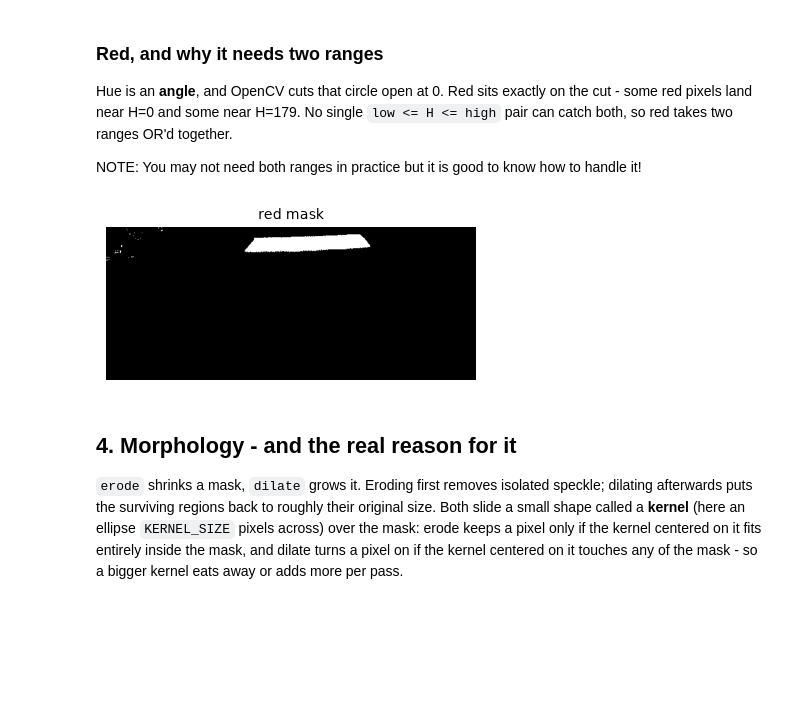
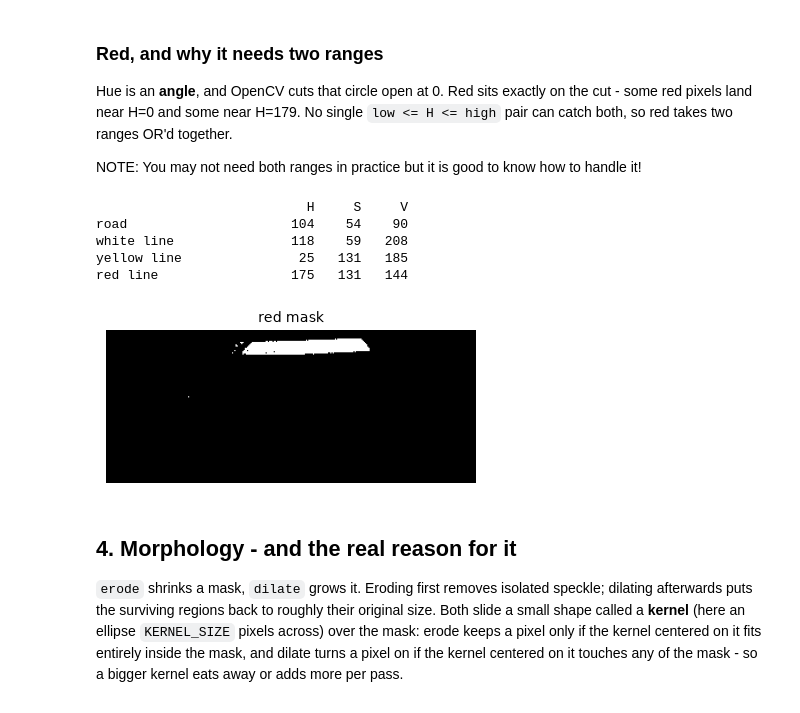
Before and after one commit to bja1701/dt_lab4, a Jupyter notebook: notebooks/lane_detection_activity.ipynb, the cells around one changed output. Saved outputs shown, nothing was run; the diff lists cells and outputs as text; code cells hidden in the pictures; blank space fills up the shorter version.

```diff
--- a/notebooks/lane_detection_activity.ipynb
+++ b/notebooks/lane_detection_activity.ipynb
@@ -102,7 +104,7 @@ Two separate reasons for those two steps, and it is worth keeping them apart:
 * Crop is about relevance - What part of the image do you want to see?
 # %%
 # TODO: Tune parameters to what you think it should be for your bot.
-IMG_SIZE = (640,480)       # (width, height). The original is (640, 480); keep its aspect ratio.
+IMG_SIZE = (320, 240)       # (width, height). The original is (640, 480); keep its aspect ratio.
 TOP_CUTOFF = .45     # fraction of top of image to throw away (to remove non-road or far away road)
 
 # Resize
@@ -178,10 +181,10 @@ show(h, s, v, titles=["H (hue)", "S (saturation)", "V (value)"], size=3.2, ticks
 # TODO: Read the actual numbers off four places in the image.
 # Fill in each as an (x, y) tuple, using the pixel axes above.
 points = {
-    "road":              (200, 200),
-    "white line":        (600, 200),
-    "yellow line":       (100, 200),
-    "red line":          (300, 30),
+    "road":              (150, 70),
+    "white line":        (270, 55),
+    "yellow line":       (100, 33),
+    "red line":          (170, 15),
 }
 
 # Print the HSV values for the points of interest.
@@ -198,6 +201,8 @@ for name, (x, y) in points.items():
 cv2.arrowedLine(marked, (0, 0), (20, 0), (0, 0, 255), 2)  # x-axis (red)
 cv2.arrowedLine(marked, (0, 0), (0, 20), (0, 255, 0), 2)  # y-axis (green)
 
+# show(cropped, ticks=True, size=6)
+
 show(marked, titles=["where those samples came from"], size=6, ticks=True)
 # %% [output]
                            H     S     V
@@ -246,22 +251,32 @@ the cut - some red pixels land near H=0 and some near H=179. No single
 
 NOTE: You may not need both ranges in practice but it is good to know how to handle it!
 # %%
+# Print the HSV values for the points of interest.
+print(f"{'':22s} {'H':>5s} {'S':>5s} {'V':>5s}")
+for name, (x, y) in points.items():
+    print(f"{name:22s} {hsv[y,x,0]:5d} {hsv[y,x,1]:5d} {hsv[y,x,2]:5d}")
+
 # TODO: Find two ranges, one at each end of the hue circle, combined with
 # cv2.bitwise_or. Red near H=0 and red near H=179 are the same color.
 # red values 174   104   174
-RED_LOW_1, RED_HIGH_1 = np.array([150, 50, 100]), np.array([210, 200, 255])
-RED_LOW_2, RED_HIGH_2 = np.array([0, 0, 0]), np.array([10, 20, 60])
+RED_LOW_1, RED_HIGH_1 = np.array([135, 80, 95]), np.array([179, 185, 200])
+RED_LOW_2, RED_HIGH_2 = np.array([0, 80, 95]), np.array([21, 185, 200])
 
 # TODO: Write your cv2.inRange calls and combine the two masks with cv2.bitwise_or
 
 mask_red_1 = cv2.inRange(hsv, RED_LOW_1, RED_HIGH_1)
 mask_red_2 = cv2.inRange(hsv, RED_LOW_2, RED_HIGH_2)
 
 mask_red =  cv2.bitwise_or(mask_red_1, mask_red_2) # store the combined mask here!
 
 show(mask_red, titles=["red mask"], size=4)
 # %% [output]
+                           H     S     V
+road                     104    54    90
+white line               118    59   208
+yellow line               25   131   185
+red line                 175   131   144
-[figure, old version]
+[figure, new version]
 # %% [markdown]
 ## 4. Morphology - and the real reason for it
 
```
Also changed, not shown: parts of 12 cells of this notebook.
